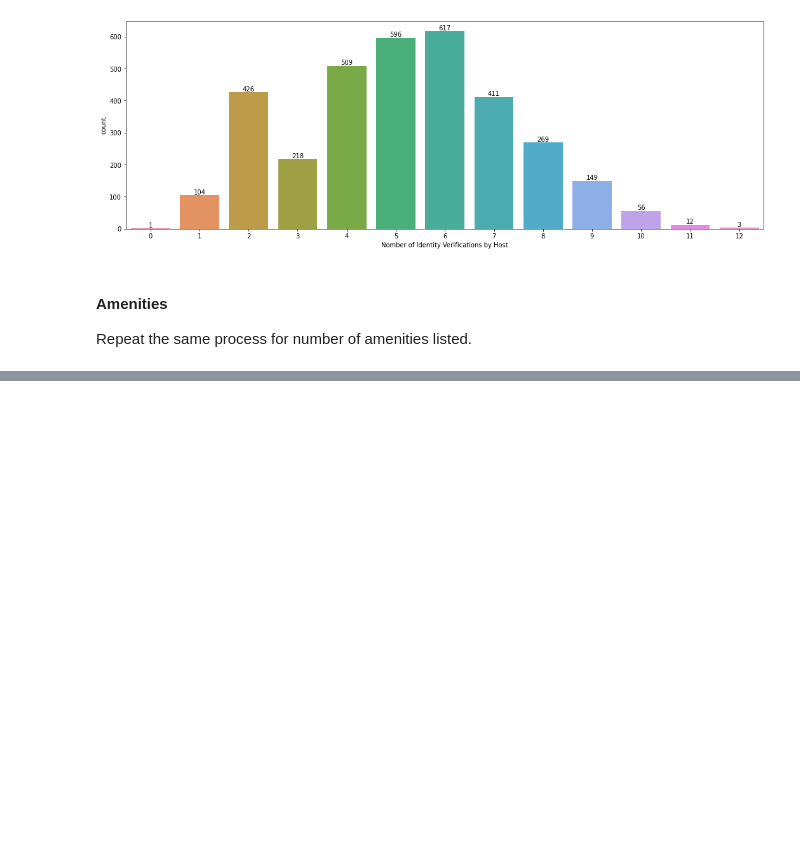
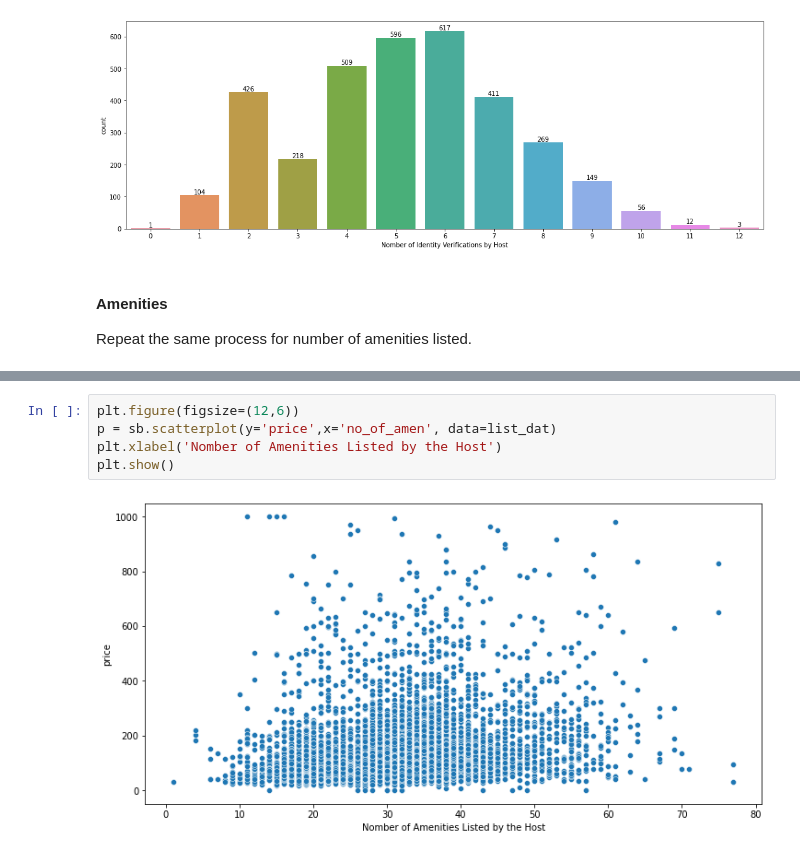
Before and after one commit to Summer-luna/Fall2021-IST5520-Group5, a Jupyter notebook: Data Manipulation.ipynb, the cells around one changed output, grey strips where cells are left out. Saved outputs shown, nothing was run; the diff lists cells and outputs as text; blank space fills up the shorter version.

```diff
--- a/Data Manipulation.ipynb
+++ b/Data Manipulation.ipynb
@@ -321,0 +325,7 @@ plt.show()
+# %%
+plt.figure(figsize=(12,6))
+p = sb.scatterplot(y='price',x='no_of_amen', data=list_dat)
+plt.xlabel('Nomber of Amenities Listed by the Host')
+plt.show()
+# %% [output]
+[figure, added]
```
Also changed, not shown: parts of 22 cells of this notebook.
